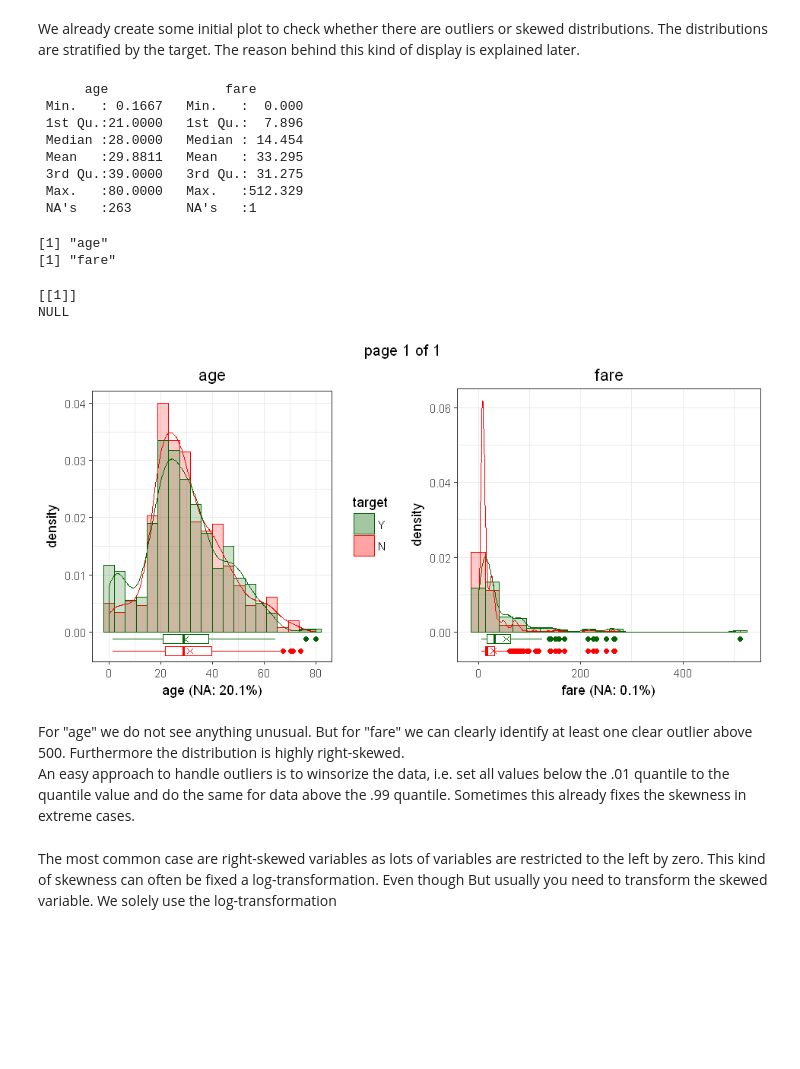
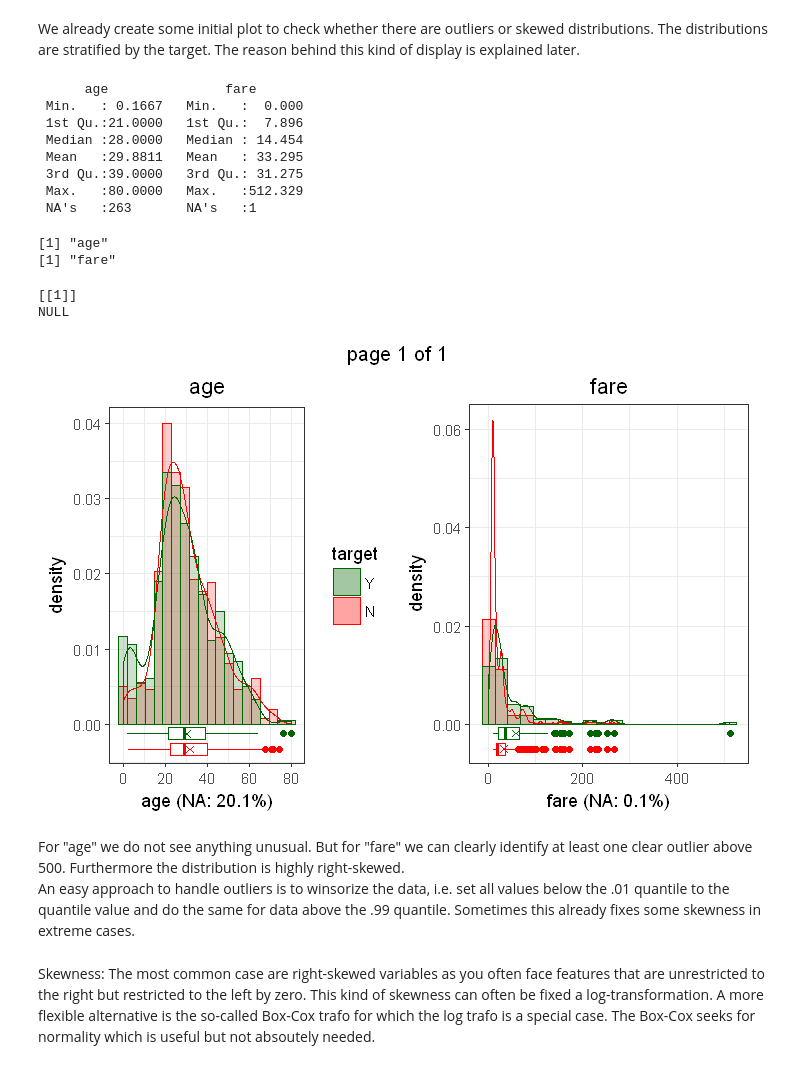
Before and after one commit to uwpz/PredMod_Template, a Jupyter notebook: notebooks/1_explore_R.ipynb, the cells around one changed output. Saved outputs shown, nothing was run; the diff lists cells and outputs as text; code cells hidden in the pictures; blank space fills up the shorter version.

```diff
--- a/notebooks/1_explore_R.ipynb
+++ b/notebooks/1_explore_R.ipynb
@@ -47,6 +49,5 @@ Let's do a quick check of the data
 # %%
-df.tmp = df.orig %>% mutate_if(is.character, as.factor) #transform all character columns to factors
-summary(df.tmp)
+df.orig %>% mutate_if(is.character, as.factor) %>% summary(.)
 # %% [output]
  pclass       survived                                  name          sex
  1st:323   Min.   :0.000   Connolly, Miss. Kate           :   2   female:466
@@ -200,34 +201,33 @@ We already create some initial plot to check whether there are outliers or skewe
 # %%
 # Check for outliers and skewness
 summary(df[metr])
-options(warn = -1)
-plots = suppressMessages(get_plot_distr_metr(df, metr, color = twocol, missinfo = misspct, ylim = c(0,1)))
-options(repr.plot.width = 8, repr.plot.height = 4)
-marrangeGrob(suppressMessages(plots), ncol = 2, nrow = 1)
-options(warn = 0)
+options(warn = -1) #suppress unwanted messages
+plots = suppressMessages(get_plot_distr_metr(df, metr, color = twocol, missinfo = misspct, ylim = c(0,1))) #distribution plot
+options(repr.plot.width = 6, repr.plot.height = 4) #adapt this for different resolution
+marrangeGrob(suppressMessages(plots), ncol = 2, nrow = 1) #arrange plots
+options(warn = 0) #reset warnings
 # %% [output]
       age               fare
  Min.   : 0.1667   Min.   :  0.000
  1st Qu.:21.0000   1st Qu.:  7.896
  Median :28.0000   Median : 14.454
  Mean   :29.8811   Mean   : 33.295
  3rd Qu.:39.0000   3rd Qu.: 31.275
  Max.   :80.0000   Max.   :512.329
  NA's   :263       NA's   :1
 [1] "age"
 [1] "fare"
 [[1]]
 NULL
-[figure, old version]
+[figure, new version]
 # %% [markdown]
 For "age" we do not see anything unusual.
 But for "fare" we can clearly identify at least one clear outlier above 500. Furthermore the distribution is highly right-skewed.
-An easy approach to handle outliers is to winsorize the data, i.e. set all values below the .01 quantile to the quantile value and do the same for data above the .99 quantile. Sometimes this already fixes the skewness in extreme cases.
+An easy approach to handle outliers is to winsorize the data, i.e. set all values below the .01 quantile to the quantile value and do the same for data above the .99 quantile. Sometimes this already fixes some skewness in extreme cases.
 # %%
 # Winsorize
 df[metr] = map(df[metr], ~ winsorize(., 0.01, 0.99)) #hint: one might want to plot again before deciding for log-trafo
 # %% [markdown]
-The most common case are right-skewed variables as lots of variables are restricted to the left by zero.
-This kind of skewness can often be fixed a log-transformation. Even though But usually you need to transform the skewed variable. We solely use the log-transformation
+Skewness: The most common case are right-skewed variables as you often face features that are unrestricted to the right but restricted to the left by zero. This kind of skewness can often be fixed a log-transformation. A more flexible alternative is the so-called Box-Cox trafo for which the log trafo is a special case. The Box-Cox seeks for normality which is useful but not absoutely needed.
 # %%
 # Log-Transform
```
Also changed, not shown: parts of 35 cells of this notebook, 2 other files.
